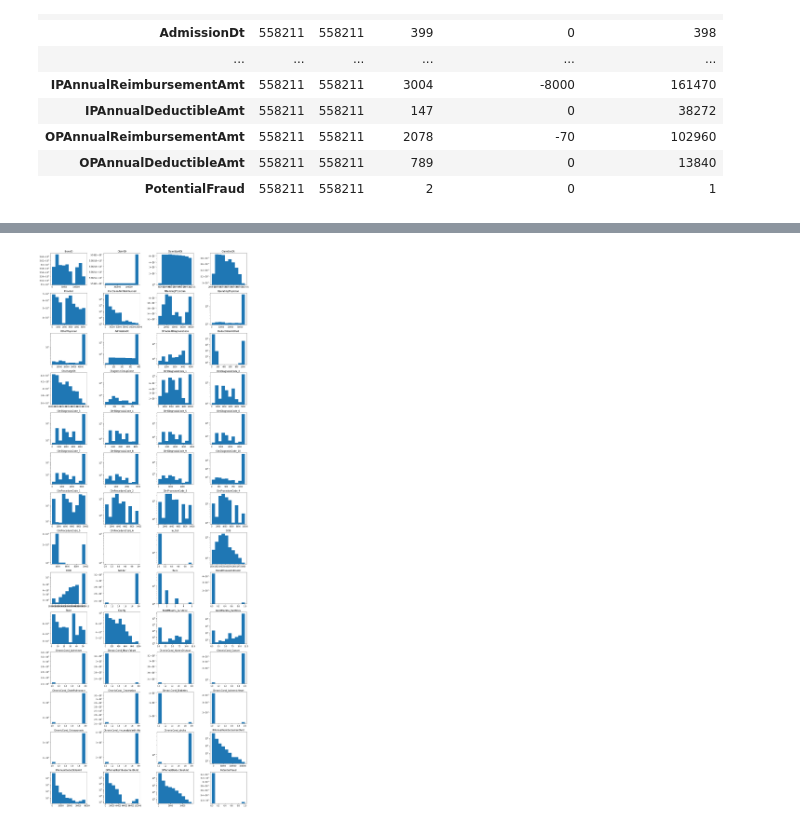
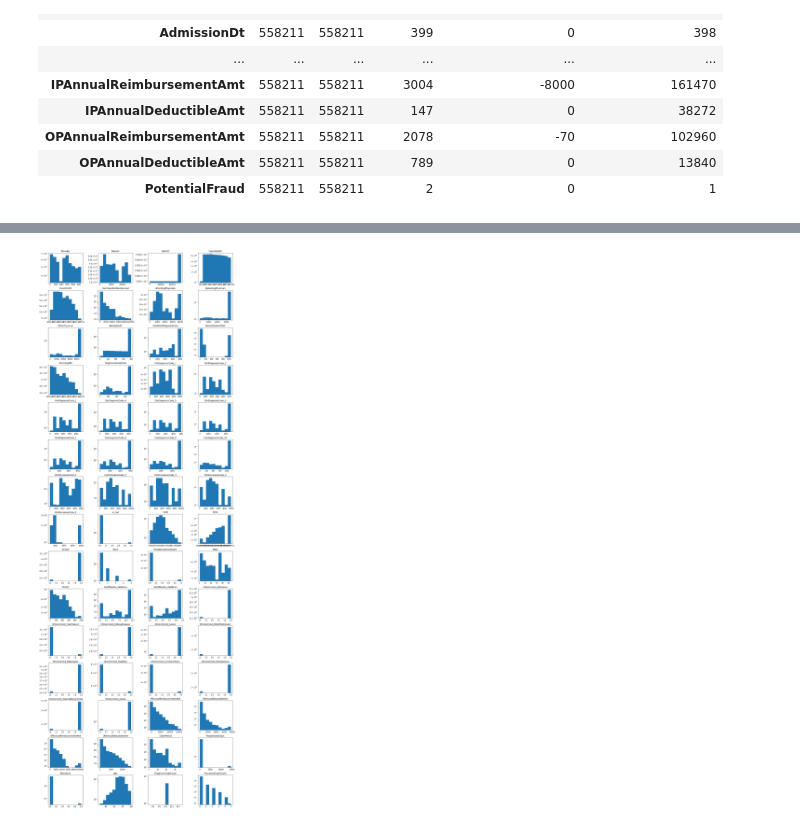
Before and after one commit to yang5hi/healthcare_provider_fraud_detection, a Jupyter notebook: 1b_EDA.ipynb, the cells around one changed output, grey strips where cells are left out. Drawn from its saved outputs; the diff is of its cells as text; code cells hidden in the pictures.

```diff
--- a/1b_EDA.ipynb
+++ b/1b_EDA.ipynb
@@ -438,0 +457,16 @@ plt.show()
+# %%
+'''columns: list of columns ['ClmDiagnosisCode_1', 'ClmDiagnosisCode_2']'''
+def countCodeNumbers(df, columns):
+    df_codes = df_num.loc[:, columns]
+    codecount = df_codes.notnull().sum(axis=1)
+    return codecount
+
+diagnosis_code_columns = ['ClmDiagnosisCode_1', 'ClmDiagnosisCode_2', 'ClmDiagnosisCode_3', 'ClmDiagnosisCode_4', 'ClmDiagnosisCode_5',
+           'ClmDiagnosisCode_6', 'ClmDiagnosisCode_7', 'ClmDiagnosisCode_8', 'ClmDiagnosisCode_9', 'ClmDiagnosisCode_10' ]
+procedure_code_columns = ['ClmProcedureCode_1', 'ClmProcedureCode_2', 'ClmProcedureCode_3',
+       'ClmProcedureCode_4', 'ClmProcedureCode_5']
+
+df_num['DiagnosisCodeCount'] = countCodeNumbers(df_num, diagnosis_code_columns)
+df_num['ProcedureCodeCount'] = countCodeNumbers(df_num, procedure_code_columns)
+# %%
+df_num['DiagnosisGroupCode'] = df_num['DiagnosisGroupCode'].apply(lambda x: -999 if pd.isna(x) else x)
@@ -438,0 +479,9 @@ plt.show()
+# %%
+col_names_all=list(df_num.columns)
+col_names_all.remove('Provider')  # remove does not have a return value (inplace=True)
+col_names_all.remove('PotentialFraud')  # remove does not have a return value (inplace=True)
+col_names_all.insert(0,'Provider')
+col_names_all.insert(0,'PotentialFraud')
+col_names_all
+df_num_reorder=df_num[col_names_all]
+df_num_reorder
@@ -439,13 +502,15 @@ plt.show()
 # %%
-fig = plt.figure(figsize=(16,42),dpi=60)
+# log y
 
-for i in range(len(df_num.columns)):
-# for i in range(len(df_num[num_col_list].columns)):
-    plt.subplot(14,4,i+1)
-    plt.hist(df_num.iloc[:,i:i+1].dropna().values)
+fig = plt.figure(figsize=(16,45),dpi=60)
+
+for i in range(1,len(df_num_reorder.columns)):
+# for i in range(len(df_num_reorder[num_col_list].columns)):
+    plt.subplot(15,4,i)
+    plt.hist(df_num_reorder.iloc[:,i:i+1].dropna().values)
     plt.yscale('log')
-    plt.title(df_num.columns[i])
+    plt.title(df_num_reorder.columns[i])
 plt.tight_layout()
 plt.show()
 # %% [output]
-[figure, old version]
+[figure, new version]
```
Also changed, not shown: parts of 19 cells of this notebook, 6 other files.
